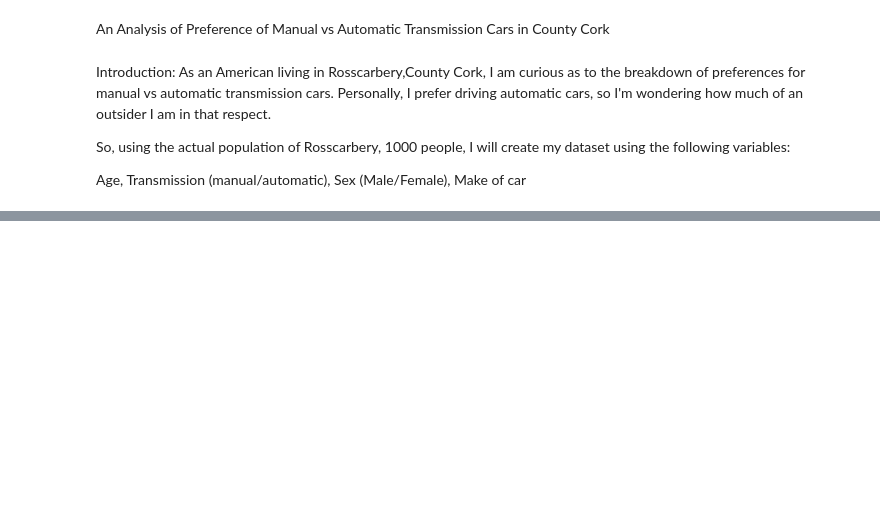
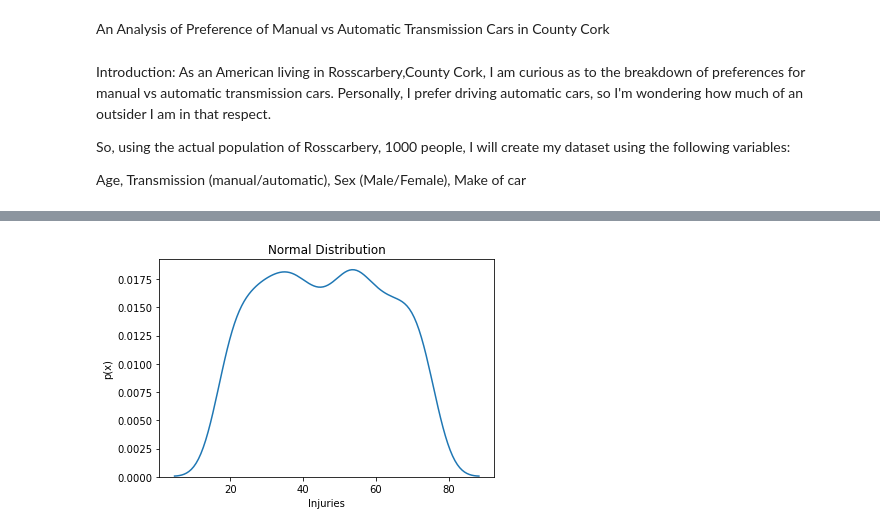
Before and after one commit to KeelyC0d3s/PFDAProject2020, a Jupyter notebook: PFDA Project 2020.ipynb, the cells around one changed output, grey strips where cells are left out. Drawn from its saved outputs; the diff is of its cells as text; code cells hidden in the pictures; blank space fills up the shorter version.

```diff
--- a/PFDA Project 2020.ipynb
+++ b/PFDA Project 2020.ipynb
@@ -147,0 +160,12 @@ df
+# %%
+import numpy as np #generate simulation of injuries
+rng = np.random.default_rng()
+rng.integers(529, size=105)
+
+sns.distplot(ages, hist=False)
+plt.title('Normal Distribution')
+plt.xlabel('Injuries')
+plt.ylabel('p(x)')
+plt.show()
+# %% [output]
+[figure, added]
```
Also changed, not shown: parts of 9 cells of this notebook.
